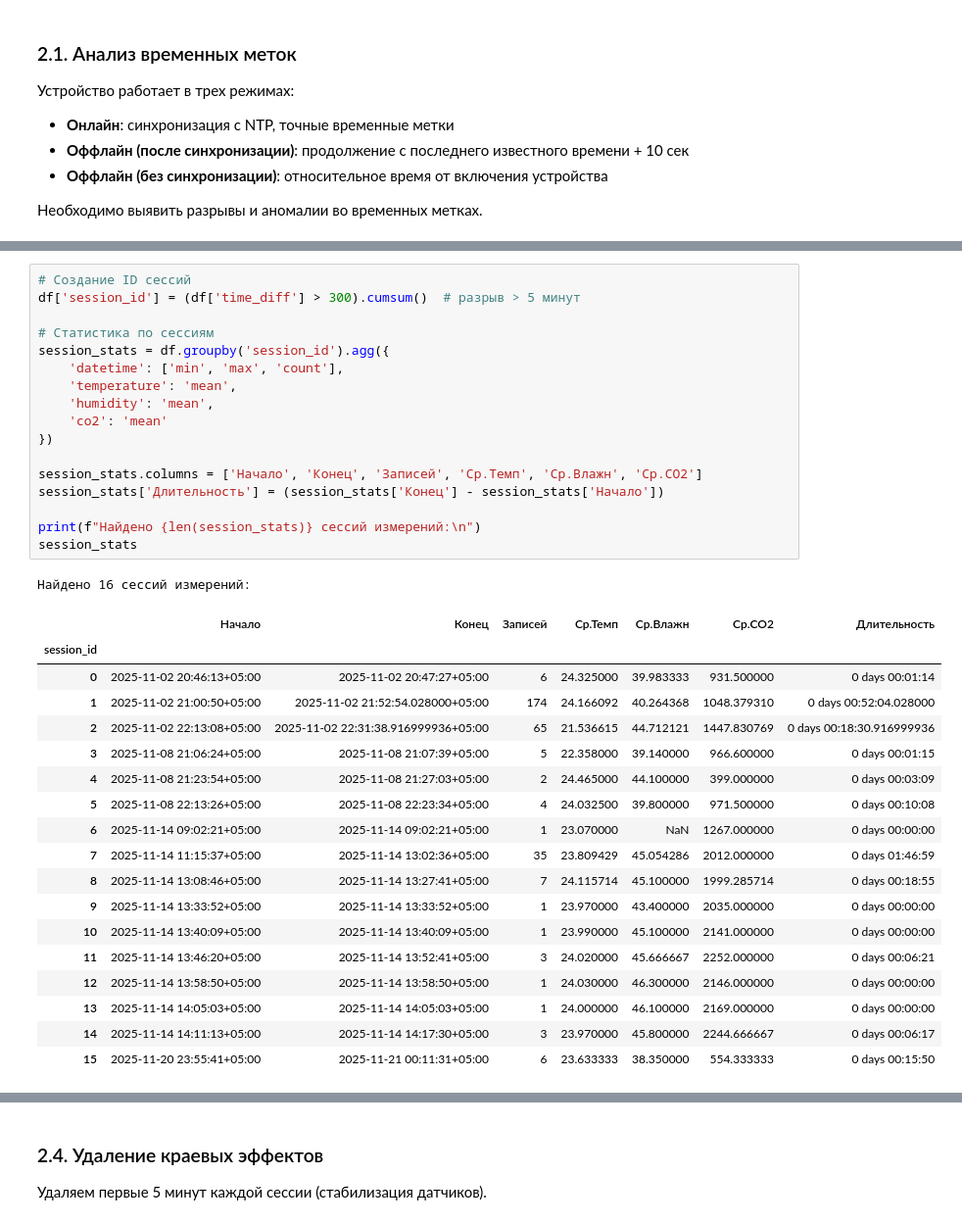
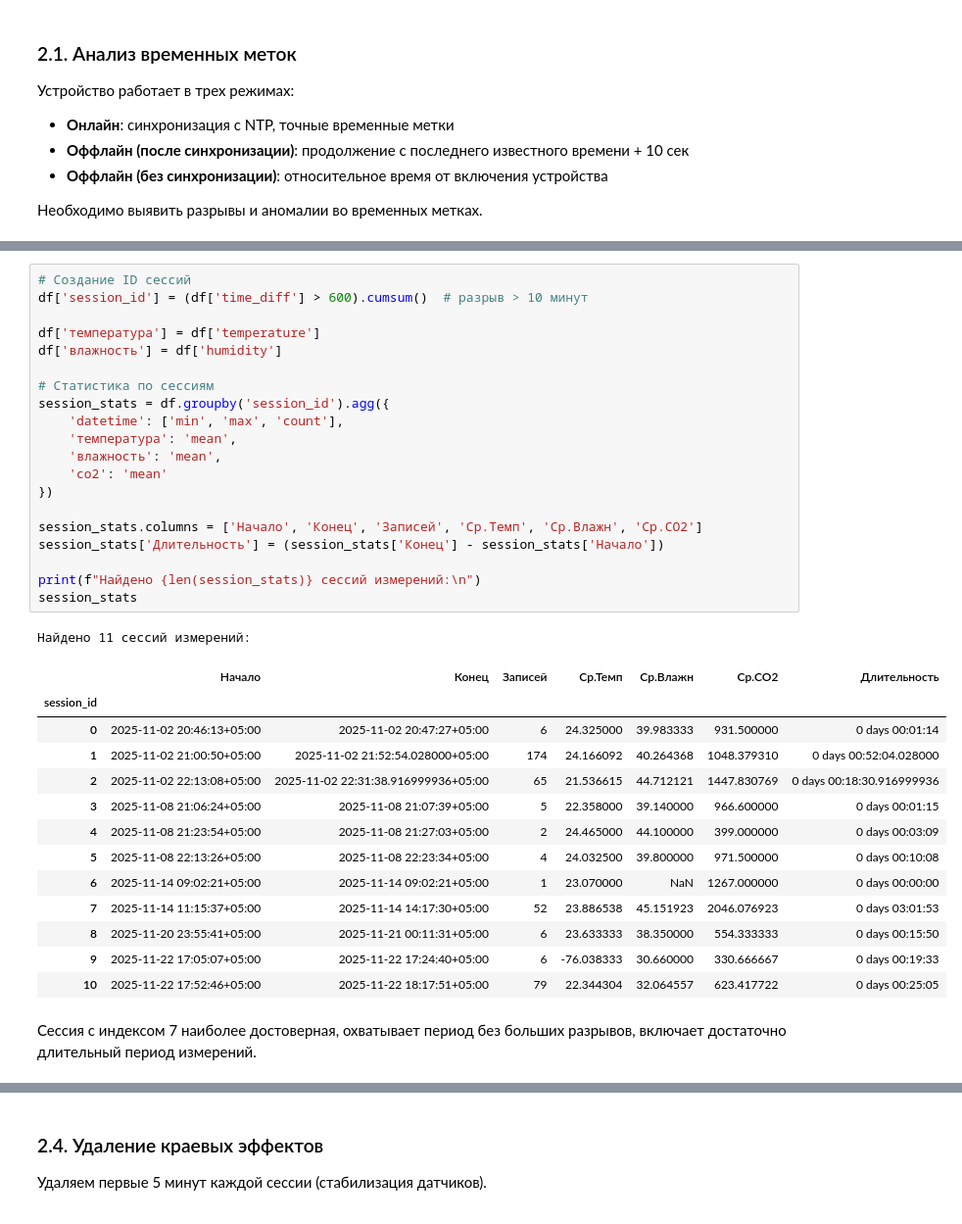
Before and after one commit to showbegin/air-sensor, a Jupyter notebook: notebooks/data-analysis.ipynb, the cells around one changed output, grey strips where cells are left out. Shown: that part at 98% size. Saved outputs shown, nothing was run; the diff lists cells and outputs as text.

```diff
--- a/notebooks/data-analysis.ipynb
+++ b/notebooks/data-analysis.ipynb
@@ -138,37 +123,37 @@ Name: time_diff, dtype: float64
 # %%
 # Создание ID сессий
-df['session_id'] = (df['time_diff'] > 300).cumsum()  # разрыв > 5 минут
+df['session_id'] = (df['time_diff'] > 600).cumsum()  # разрыв > 10 минут
+
+df['температура'] = df['temperature']
+df['влажность'] = df['humidity']
 
 # Статистика по сессиям
 session_stats = df.groupby('session_id').agg({
     'datetime': ['min', 'max', 'count'],
-    'temperature': 'mean',
-    'humidity': 'mean',
+    'температура': 'mean',
+    'влажность': 'mean',
     'co2': 'mean'
 })
 
 session_stats.columns = ['Начало', 'Конец', 'Записей', 'Ср.Темп', 'Ср.Влажн', 'Ср.CO2']
 session_stats['Длительность'] = (session_stats['Конец'] - session_stats['Начало'])
 
 print(f"Найдено {len(session_stats)} сессий измерений:\n")
 session_stats
 # %% [output]
-Найдено 16 сессий измерений:
+Найдено 11 сессий измерений:
 |  | Начало | Конец | Записей | Ср.Темп | Ср.Влажн | Ср.CO2 | Длительность |
 | session_id |  |  |  |  |  |  |  |
 | 0 | 2025-11-02 20:46:13+05:00 | 2025-11-02 20:47:27+05:00 | 6 | 24.325000 | 39.983333 | 931.500000 | 0 days 00:01:14 |
 | 1 | 2025-11-02 21:00:50+05:00 | 2025-11-02 21:52:54.028000+05:00 | 174 | 24.166092 | 40.264368 | 1048.379310 | 0 days 00:52:04.028000 |
 | 2 | 2025-11-02 22:13:08+05:00 | 2025-11-02 22:31:38.916999936+05:00 | 65 | 21.536615 | 44.712121 | 1447.830769 | 0 days 00:18:30.916999936 |
 | 3 | 2025-11-08 21:06:24+05:00 | 2025-11-08 21:07:39+05:00 | 5 | 22.358000 | 39.140000 | 966.600000 | 0 days 00:01:15 |
 | 4 | 2025-11-08 21:23:54+05:00 | 2025-11-08 21:27:03+05:00 | 2 | 24.465000 | 44.100000 | 399.000000 | 0 days 00:03:09 |
 | 5 | 2025-11-08 22:13:26+05:00 | 2025-11-08 22:23:34+05:00 | 4 | 24.032500 | 39.800000 | 971.500000 | 0 days 00:10:08 |
 | 6 | 2025-11-14 09:02:21+05:00 | 2025-11-14 09:02:21+05:00 | 1 | 23.070000 | NaN | 1267.000000 | 0 days 00:00:00 |
-| 7 | 2025-11-14 11:15:37+05:00 | 2025-11-14 13:02:36+05:00 | 35 | 23.809429 | 45.054286 | 2012.000000 | 0 days 01:46:59 |
-| 8 | 2025-11-14 13:08:46+05:00 | 2025-11-14 13:27:41+05:00 | 7 | 24.115714 | 45.100000 | 1999.285714 | 0 days 00:18:55 |
-| 9 | 2025-11-14 13:33:52+05:00 | 2025-11-14 13:33:52+05:00 | 1 | 23.970000 | 43.400000 | 2035.000000 | 0 days 00:00:00 |
-| 10 | 2025-11-14 13:40:09+05:00 | 2025-11-14 13:40:09+05:00 | 1 | 23.990000 | 45.100000 | 2141.000000 | 0 days 00:00:00 |
-| 11 | 2025-11-14 13:46:20+05:00 | 2025-11-14 13:52:41+05:00 | 3 | 24.020000 | 45.666667 | 2252.000000 | 0 days 00:06:21 |
-| 12 | 2025-11-14 13:58:50+05:00 | 2025-11-14 13:58:50+05:00 | 1 | 24.030000 | 46.300000 | 2146.000000 | 0 days 00:00:00 |
-| 13 | 2025-11-14 14:05:03+05:00 | 2025-11-14 14:05:03+05:00 | 1 | 24.000000 | 46.100000 | 2169.000000 | 0 days 00:00:00 |
-| 14 | 2025-11-14 14:11:13+05:00 | 2025-11-14 14:17:30+05:00 | 3 | 23.970000 | 45.800000 | 2244.666667 | 0 days 00:06:17 |
-| 15 | 2025-11-20 23:55:41+05:00 | 2025-11-21 00:11:31+05:00 | 6 | 23.633333 | 38.350000 | 554.333333 | 0 days 00:15:50 |
+| 7 | 2025-11-14 11:15:37+05:00 | 2025-11-14 14:17:30+05:00 | 52 | 23.886538 | 45.151923 | 2046.076923 | 0 days 03:01:53 |
+| 8 | 2025-11-20 23:55:41+05:00 | 2025-11-21 00:11:31+05:00 | 6 | 23.633333 | 38.350000 | 554.333333 | 0 days 00:15:50 |
+| 9 | 2025-11-22 17:05:07+05:00 | 2025-11-22 17:24:40+05:00 | 6 | -76.038333 | 30.660000 | 330.666667 | 0 days 00:19:33 |
+| 10 | 2025-11-22 17:52:46+05:00 | 2025-11-22 18:17:51+05:00 | 79 | 22.344304 | 32.064557 | 623.417722 | 0 days 00:25:05 |
+# %% [markdown]
+Сессия с индексом 7 наиболее достоверная, охватывает период без больших разрывов, включает достаточно длительный период измерений.
```
Also changed, not shown: parts of 28 cells of this notebook.
